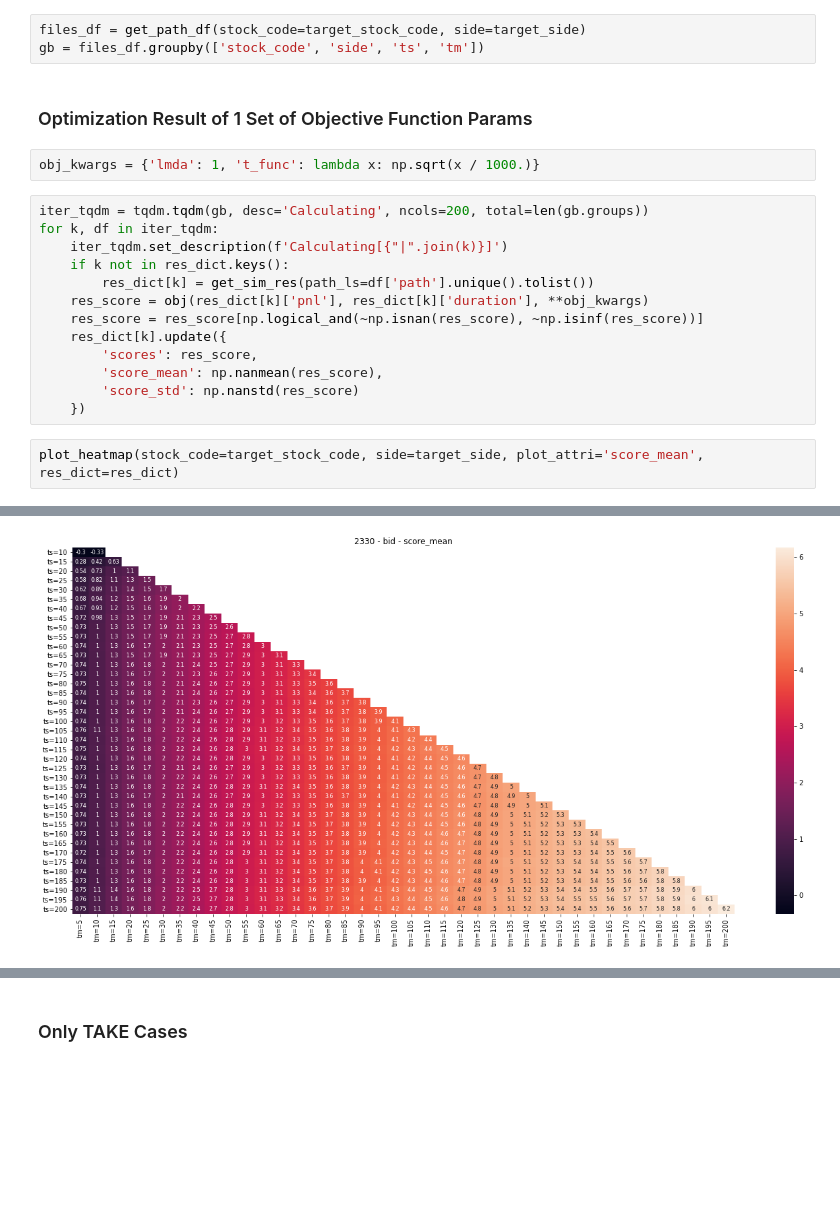
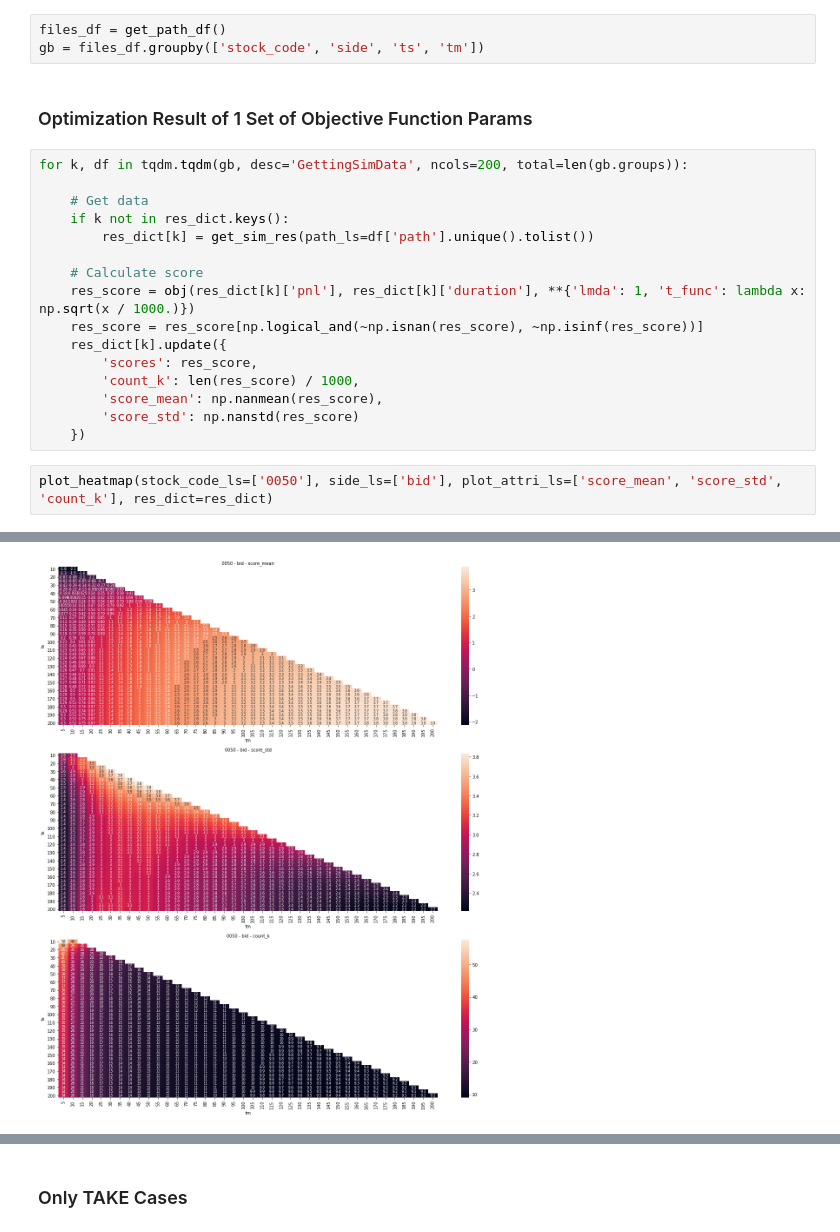
Before and after one commit to anthonywah/mafs6100-order-placement-strategy, a Jupyter notebook: stage-4.ipynb, the cells around one changed output, grey strips where cells are left out. Saved outputs shown, nothing was run; the diff lists cells and outputs as text; blank space fills up the shorter version.

Commit message:
Fix plottings

```diff
--- a/stage-4.ipynb
+++ b/stage-4.ipynb
@@ -18,24 +16,25 @@ target_side = 'bid'
 res_dict = {}  # Target dictionary to store results, don't update this dictionary for testing different objective function params
 # %%
-files_df = get_path_df(stock_code=target_stock_code, side=target_side)
+files_df = get_path_df()
 gb = files_df.groupby(['stock_code', 'side', 'ts', 'tm'])
 # %% [markdown]
 ### Optimization Result of 1 Set of Objective Function Params
-# %%
-obj_kwargs = {'lmda': 1, 't_func': lambda x: np.sqrt(x / 1000.)}
 # %%
-iter_tqdm = tqdm.tqdm(gb, desc='Calculating', ncols=200, total=len(gb.groups))
-for k, df in iter_tqdm:
-    iter_tqdm.set_description(f'Calculating[{"|".join(k)}]')
+for k, df in tqdm.tqdm(gb, desc='GettingSimData', ncols=200, total=len(gb.groups)):
+
+    # Get data
     if k not in res_dict.keys():
         res_dict[k] = get_sim_res(path_ls=df['path'].unique().tolist())
-    res_score = obj(res_dict[k]['pnl'], res_dict[k]['duration'], **obj_kwargs)
+
+    # Calculate score
+    res_score = obj(res_dict[k]['pnl'], res_dict[k]['duration'], **{'lmda': 1, 't_func': lambda x: np.sqrt(x / 1000.)})
     res_score = res_score[np.logical_and(~np.isnan(res_score), ~np.isinf(res_score))]
     res_dict[k].update({
         'scores': res_score,
+        'count_k': len(res_score) / 1000,
         'score_mean': np.nanmean(res_score),
         'score_std': np.nanstd(res_score)
     })
 # %%
-plot_heatmap(stock_code=target_stock_code, side=target_side, plot_attri='score_mean', res_dict=res_dict)
+plot_heatmap(stock_code_ls=['0050'], side_ls=['bid'], plot_attri_ls=['score_mean', 'score_std', 'count_k'], res_dict=res_dict)
 # %% [output]
@@ -42 +44 @@ plot_heatmap(stock_code=target_stock_code, side=target_side, plot_attri='score_m
-[figure, old version]
+[figure, new version]
```
Also changed, not shown: parts of 9 cells of this notebook, 2 other files.
